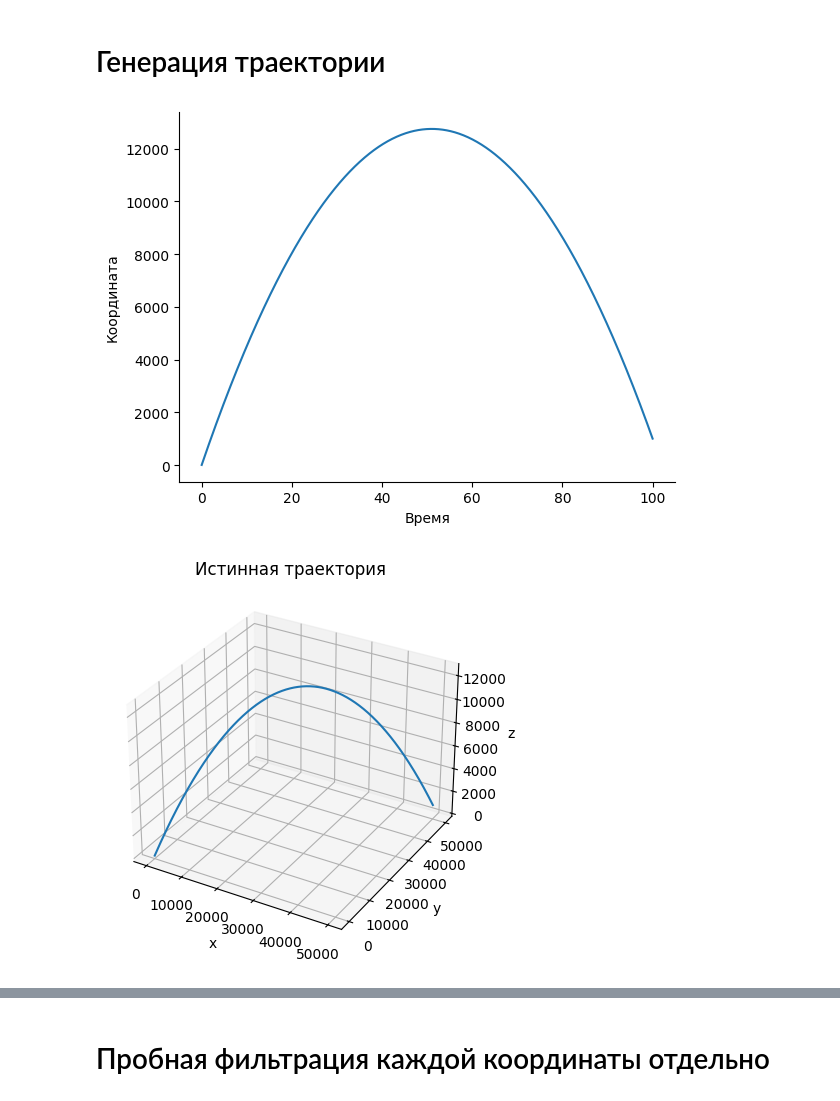
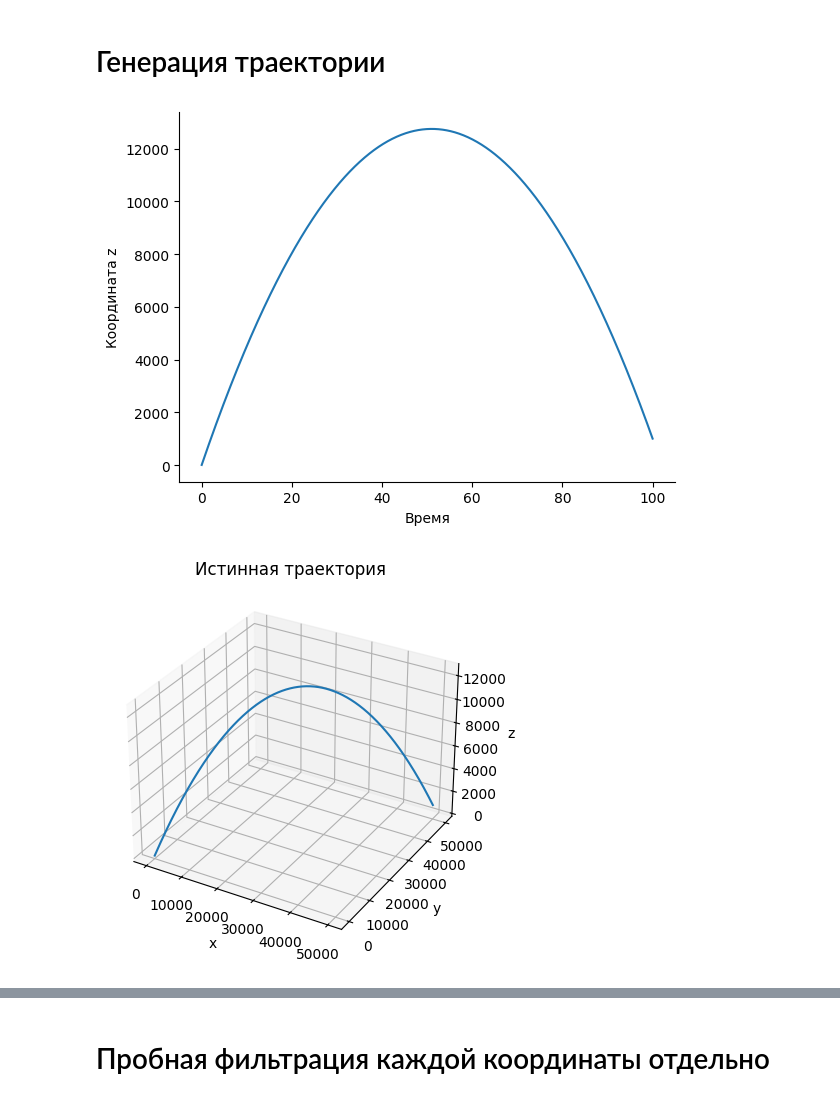
Before and after one commit to alxlnx/pyfilt, a Jupyter notebook: sandbox.ipynb, the cells around one changed output, grey strips where cells are left out. Cells and saved outputs as stored; diff of their text form; code cells hidden in the pictures.

```diff
--- a/sandbox.ipynb
+++ b/sandbox.ipynb
@@ -26,6 +26,15 @@ def add_noise(
     a, b, c,
     stds, mean=0
     ):
+    '''
+    Add gausian noise with a specified mean and variance to coordinates a, b, c to simulate
+    noisy measurements
+
+    Args:
+        a b c (np.ndarray): input arrays
+        stds (list[float]): 3 variances for a, b, c respectifully
+        mean (float): mean for all 3 noises added
+    '''
 
     sz = len(a)
     gaussian_noise = np.random.default_rng().normal(loc=mean, scale=stds[0], size=sz)
@@ -38,7 +47,7 @@ def add_noise(
     return a_n, b_n, c_n
 
 import matplotlib.pyplot as plt
-def plot_trajectory_1d(timestamps, data):
+def plot_trajectory_1d(timestamps, data, coord_name=''):
     if (len(timestamps) != len(data)):
         print('plot_trajectory_1d(): '\
               f'expected matching input lengths, got {len(timestamps)}, {len(data)} instead.')
@@ -48,7 +57,7 @@ def plot_trajectory_1d(timestamps, data):
 
     ax.plot(timestamps, data)
     ax.set_xlabel('Время')
-    ax.set_ylabel('Координата')
+    ax.set_ylabel(f'Координата {coord_name}')
     ax.spines['top'].set_visible(False)
     ax.spines['right'].set_visible(False)
     plt.show()
@@ -104,14 +113,25 @@ def plot_residues_1d(y, sigmas, timestamps, scale=1):
     plt.show()
 
 import numpy as np
-def xyz_to_sphere(X, Y, Z):
-    r, u, v = [], [], []
+def xyz_to_sphere(X: list, Y:list , Z:list) -> tuple[list, list, list]:
+    '''
+    Convert x y z coordinates to spherical r u v
+
+    NOTE:
+    - r is defined as sqrt(x^2 + y^2 + z^2)
+    - u is defined as sin(phi_u) where phi_u is the polar angle
+    - v is defined as sin(phi_v) where phi_v is the azimuth angle
+    '''
+    R, U, V = [], [], []
     for x, y, z in zip(X, Y, Z):
-        r.append( np.sqrt(x**2 + y**2 + z**2) )
-        u.append( np.arctan2(y, x) )
-        v.append( np.arctan2(z, np.sqrt(x**2 + y**2)) )
+        r = np.sqrt(x**2 + y**2 + z**2)
+        R.append( r )
+        # u.append( np.arctan2(y, x) )
+        U.append( z / r )
+        # v.append( np.arctan2(z, np.sqrt(x**2 + y**2)) )
+        V.append( y / np.sqrt( x**2 + y**2) )
 
-    return r, u, v
+    return R, U, V
 
 def sphere_to_xyz(R, U, V):
     x, y, z = [], [], []
@@ -251,16 +271,16 @@ def Q_discrete_white_noise(dim, dt=.1, var=1., block_size=1):
 # %%
 import numpy as np
 x, y, z = generate_xyz_trajectory(
     10, 10, 10,
     500, 500, 500,
     0, 0, -9.81,
     1000, 0.1)
 
 t = np.linspace(0, 1000*0.1, 1000)
-plot_trajectory_1d(t, z)
+plot_trajectory_1d(t, z, coord_name='z')
 plot_trajectory_3d(x, y, z, title='Истинная траектория')
 # %% [output]
-[figure, old version]
+[figure, new version]
 [figure]
 # %%
 r, u, v = xyz_to_sphere(x, y, z)
```
Also changed, not shown: parts of 3 cells of this notebook, 9 other files.
